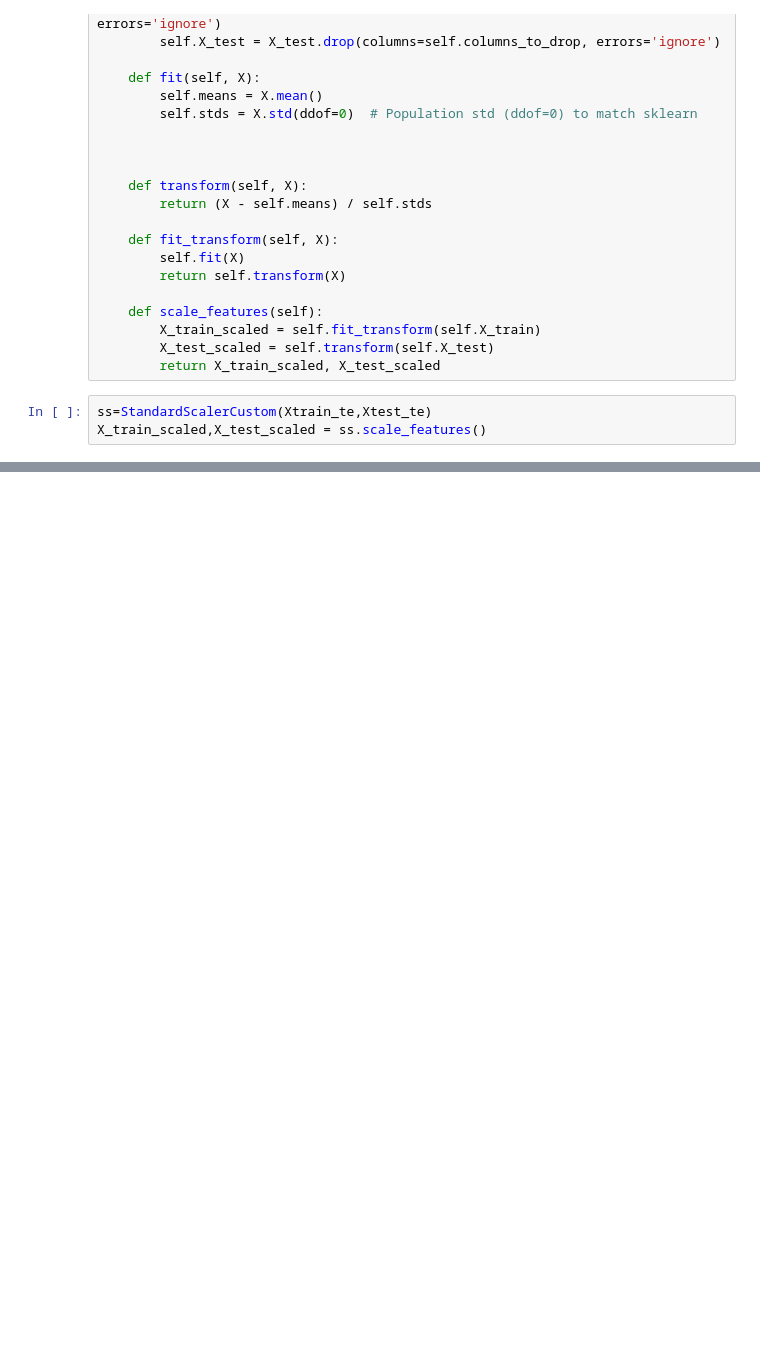
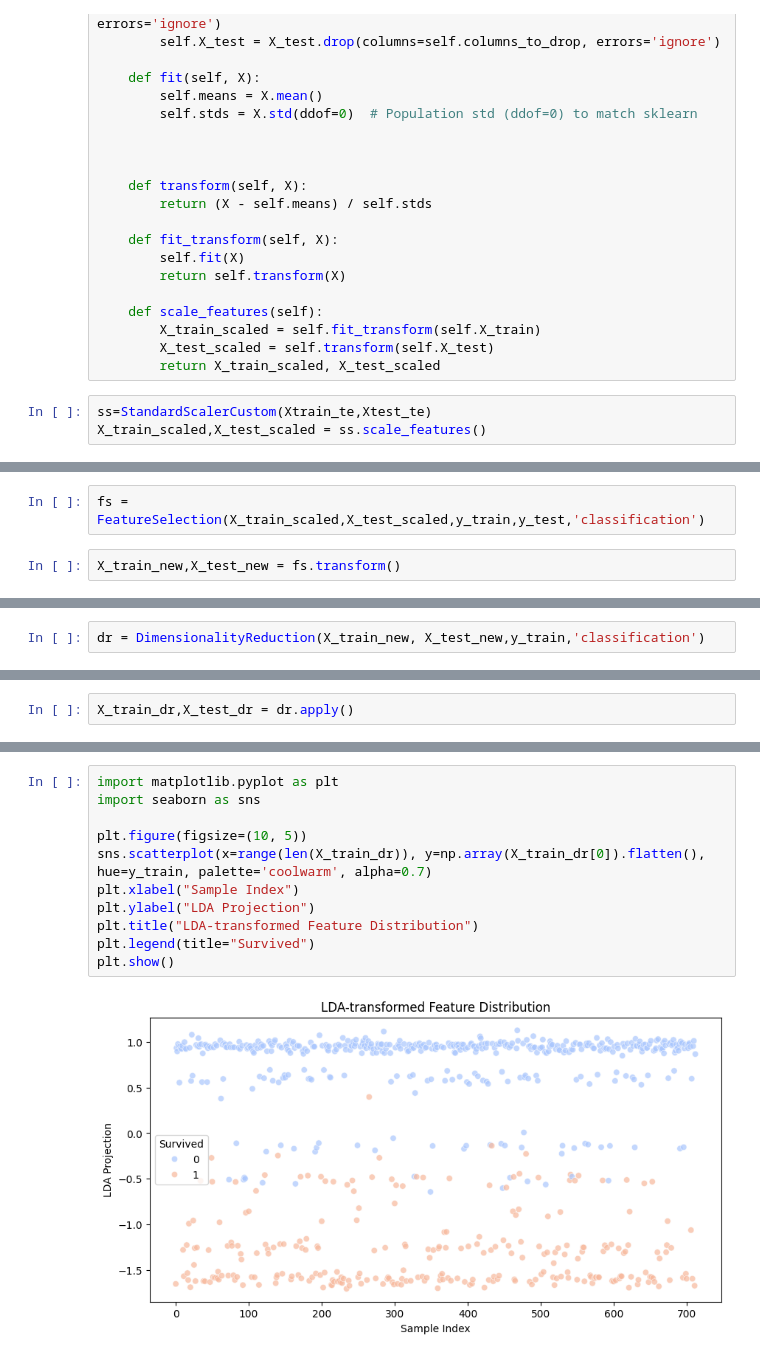
Before and after one commit to MStrings18/AutoML, a Jupyter notebook: Preprocessing_sample.ipynb, the cells around one changed output, grey strips where cells are left out. Drawn from its saved outputs; the diff is of its cells as text; blank space fills up the shorter version.

Commit message:
Working upto dimensionality reduction. Removed feature engineering due to introduction of noise features.

```diff
--- a/Preprocessing_sample.ipynb
+++ b/Preprocessing_sample.ipynb
@@ -516,0 +559,4 @@ Embarked_target                             0
+# %%
+fs = FeatureSelection(X_train_scaled,X_test_scaled,y_train,y_test,'classification')
+# %%
+X_train_new,X_test_new = fs.transform()
@@ -603,0 +677,2 @@ class DimensionalityReduction:
+# %%
+dr = DimensionalityReduction(X_train_new, X_test_new,y_train,'classification')
@@ -603,0 +682,2 @@ class DimensionalityReduction:
+# %%
+X_train_dr,X_test_dr = dr.apply()
@@ -603,0 +710,13 @@ class DimensionalityReduction:
+# %%
+import matplotlib.pyplot as plt
+import seaborn as sns
+
+plt.figure(figsize=(10, 5))
+sns.scatterplot(x=range(len(X_train_dr)), y=np.array(X_train_dr[0]).flatten(), hue=y_train, palette='coolwarm', alpha=0.7)
+plt.xlabel("Sample Index")
+plt.ylabel("LDA Projection")
+plt.title("LDA-transformed Feature Distribution")
+plt.legend(title="Survived")
+plt.show()
+# %% [output]
+[figure, added]
```
Also changed, not shown: parts of 28 cells of this notebook, 1 other file.
